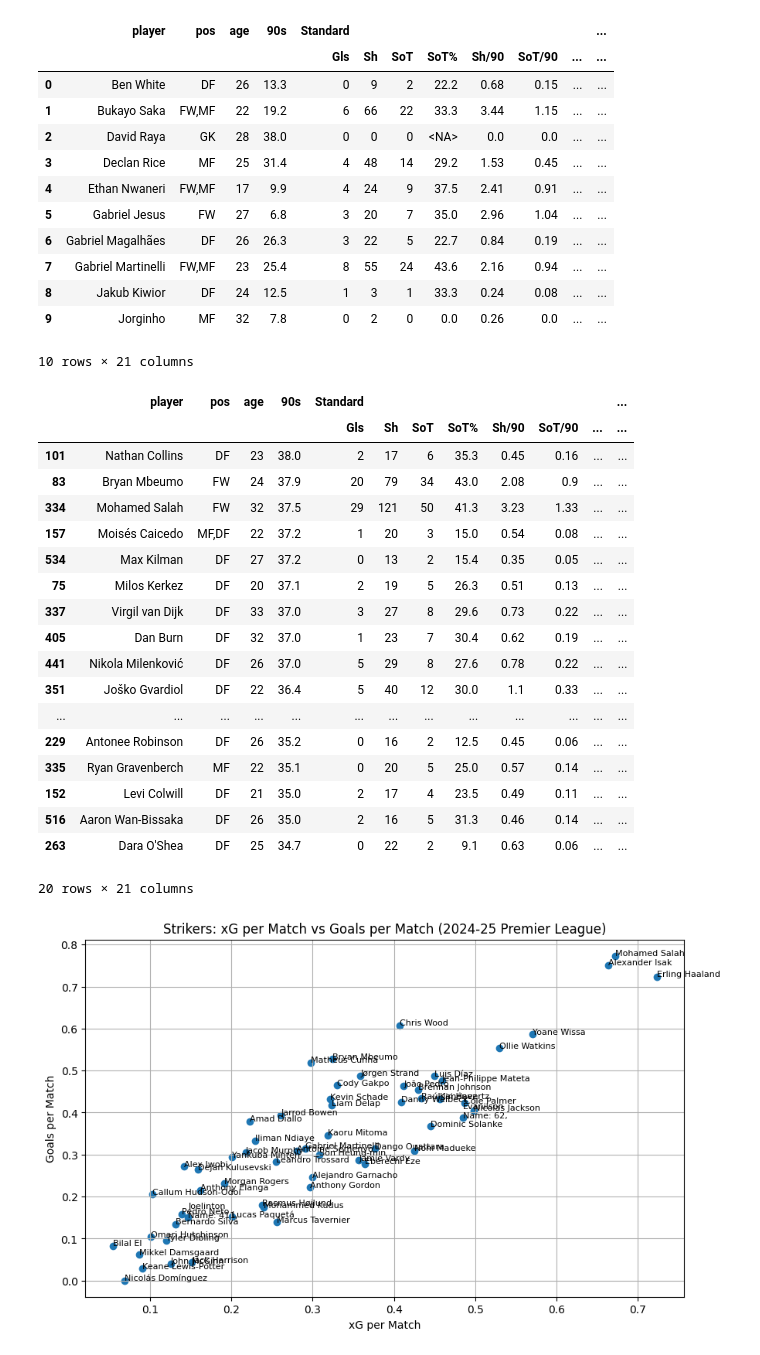
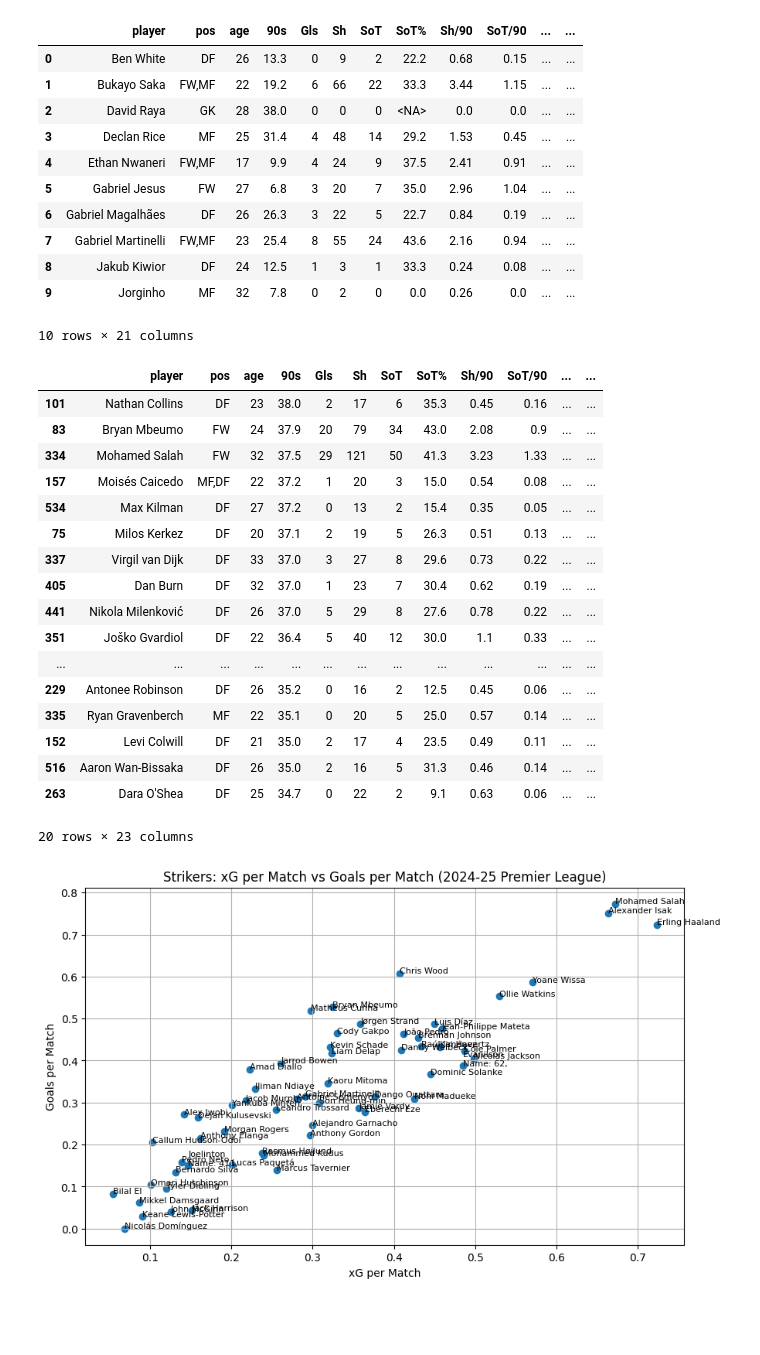
Before and after one commit to moyassinee/premierleague-xg-model, a Jupyter notebook: notebooks/notebook.ipynb, the cells around one changed output. Drawn from its saved outputs; the diff is of its cells as text; code cells hidden in the pictures; blank space fills up the shorter version.

```diff
--- a/notebooks/notebook.ipynb
+++ b/notebooks/notebook.ipynb
@@ -1,12 +1,16 @@
 # %%
 import soccerdata as sd
 import warnings
+import matplotlib.pyplot as plt
 warnings.filterwarnings("ignore")
 
 fbref = sd.FBref("ENG-Premier League", "2024-25")
 player_stats = fbref.read_player_season_stats(stat_type="shooting")
+player_stats.columns = player_stats.columns.droplevel(0)
 player_stats = player_stats.reset_index()
-player_stats = player_stats.drop(["league","season","team","nation","born"], axis=1)
+player_stats.columns = ['league','season','team','player', 'nation', 'pos', 'age', 'born', '90s', 'Gls', 'Sh', 'SoT', 'SoT%', 'Sh/90',
+                        'SoT/90', 'G/Sh','G/SoT', 'Dist', 'FK', 'PK', 'PKatt', 'xG', 'npxG','npxG/Sh', 'G-xG', 'np:G-xG']
+player_stats = player_stats.drop(["league","season","team",'nation','born'], axis=1)
 
 player_stats.head(10)
 # %% [output]
@@ -14,5 +18,4 @@ player_stats.head(10)
-|  | player | pos | age | 90s | Standard |  |  |  |  |  |  | ... |
-|  |  |  |  |  | Gls | Sh | SoT | SoT% | Sh/90 | SoT/90 | ... | ... |
+|  | player | pos | age | 90s | Gls | Sh | SoT | SoT% | Sh/90 | SoT/90 | ... | ... |
 | 0 | Ben White | DF | 26 | 13.3 | 0 | 9 | 2 | 22.2 | 0.68 | 0.15 | ... | ... |
 | 1 | Bukayo Saka | FW,MF | 22 | 19.2 | 6 | 66 | 22 | 33.3 | 3.44 | 1.15 | ... | ... |
 | 2 | David Raya | GK | 28 | 38.0 | 0 | 0 | 0 | <NA> | 0.0 | 0.0 | ... | ... |
@@ -30,14 +33,15 @@ filtered_players = player_stats[player_stats['90s'] > 20]
 filtered_players = filtered_players[filtered_players['pos'] != 'GK']
 filtered_players = filtered_players.sort_values(by='90s', ascending=False)
 
+filtered_players['goals_per_match'] = filtered_players['Gls'] / filtered_players['90s']
+filtered_players['xg_per_match'] = filtered_players["xG"] / filtered_players['90s']
 
 #fill NA values with 0
 filtered_players = filtered_players.fillna(0)
 
 filtered_players.head(20)
 # %% [output]
-|  | player | pos | age | 90s | Standard |  |  |  |  |  |  | ... |
-|  |  |  |  |  | Gls | Sh | SoT | SoT% | Sh/90 | SoT/90 | ... | ... |
+|  | player | pos | age | 90s | Gls | Sh | SoT | SoT% | Sh/90 | SoT/90 | ... | ... |
 | 101 | Nathan Collins | DF | 23 | 38.0 | 2 | 17 | 6 | 35.3 | 0.45 | 0.16 | ... | ... |
 | 83 | Bryan Mbeumo | FW | 24 | 37.9 | 20 | 79 | 34 | 43.0 | 2.08 | 0.9 | ... | ... |
 | 334 | Mohamed Salah | FW | 32 | 37.5 | 29 | 121 | 50 | 41.3 | 3.23 | 1.33 | ... | ... |
@@ -54,7 +58,7 @@ filtered_players.head(20)
 | 152 | Levi Colwill | DF | 21 | 35.0 | 2 | 17 | 4 | 23.5 | 0.49 | 0.11 | ... | ... |
 | 516 | Aaron Wan-Bissaka | DF | 26 | 35.0 | 2 | 16 | 5 | 31.3 | 0.46 | 0.14 | ... | ... |
 | 263 | Dara O'Shea | DF | 25 | 34.7 | 0 | 22 | 2 | 9.1 | 0.63 | 0.06 | ... | ... |
-20 rows × 21 columns
+20 rows × 23 columns
 # %%
 #lets analyze only strikers
 strikers = filtered_players[filtered_players['pos'].str.contains('FW')]
```
Also changed, not shown: parts of 6 cells of this notebook.
